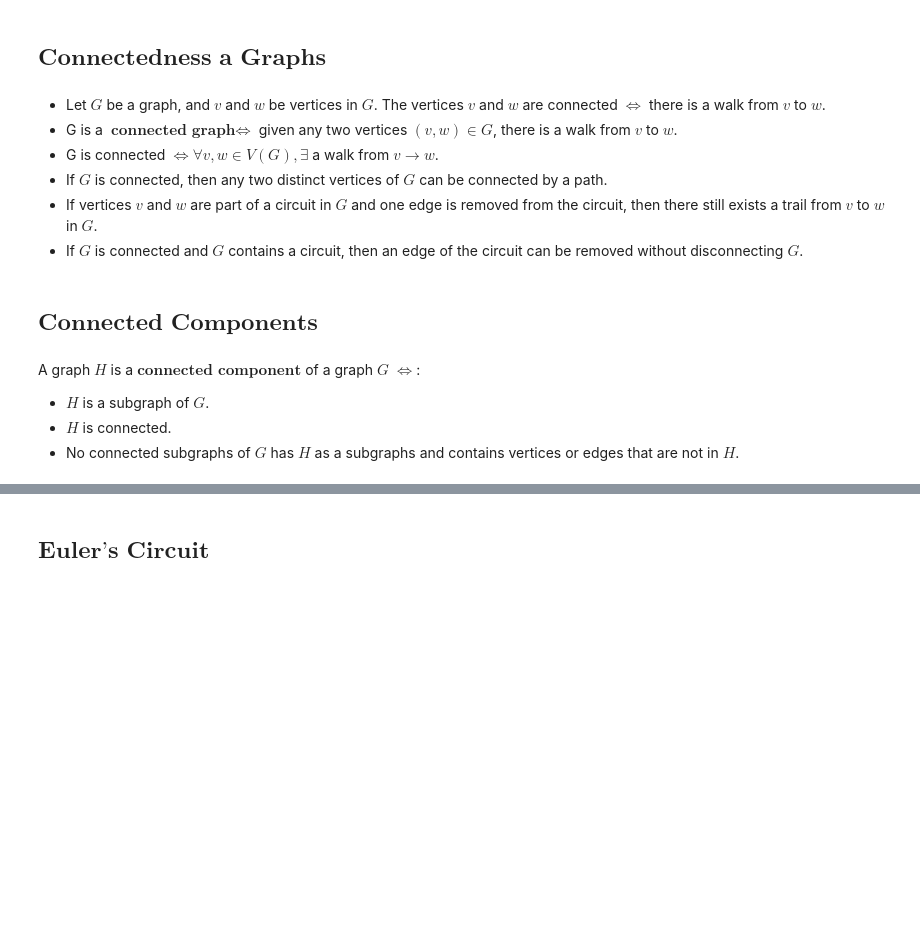
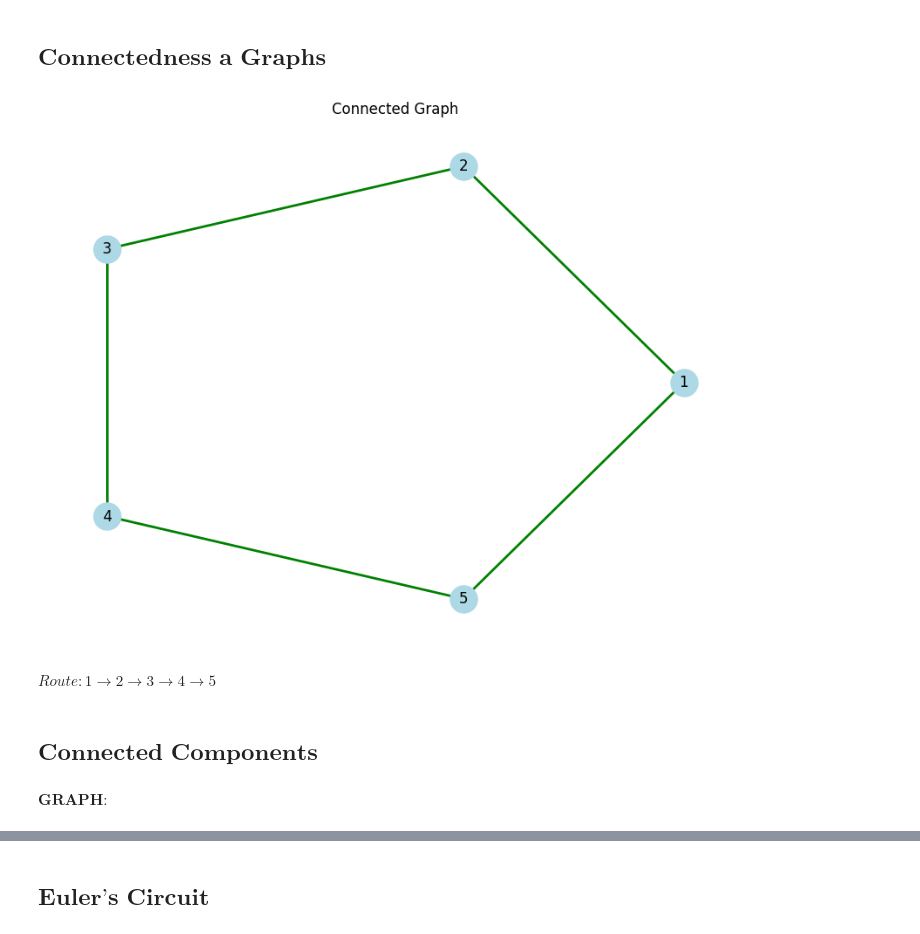
Before and after one commit to Whos-Andrei-Go/Discrete_Math_2, a Jupyter notebook: Programming_Assignments/Lecture_3_Answers.ipynb, the cells around one changed output, grey strips where cells are left out. Saved outputs shown, nothing was run; the diff lists cells and outputs as text; code cells hidden in the pictures; blank space fills up the shorter version.

```diff
--- a/Programming_Assignments/Lecture_3_Answers.ipynb
+++ b/Programming_Assignments/Lecture_3_Answers.ipynb
@@ -283,18 +283,25 @@ $\textbf{Simple Circuit Route:}$ $1 \to 2 \to 3 \to 4 \to 1$
 # %% [markdown]
 $\textbf{Connectedness a Graphs}$
 -
-# %% [markdown]
-- Let $G$ be a graph, and $v$ and $w$ be vertices in $G$. The vertices $v$ and $w$ are connected $\iff$ there is a walk from $v$ to $w$.
-- G is a $\textbf{connected graph} \iff$ given any two vertices $(v,w)\in G$, there is a walk from $v$ to $w$.
-- G is connected $\iff \forall v,w \in V(G), \exists$ a walk from $v \to w$.
-- If $G$ is connected, then any two distinct vertices of $G$ can be connected by a path.
-- If vertices $v$ and $w$ are part of a circuit in $G$ and one edge is removed from the circuit, then there still exists a trail from $v$ to $w$ in $G$.
-- If $G$ is connected and $G$ contains a circuit, then an edge of the circuit can be removed without disconnecting $G$.
+# %%
+import matplotlib.pyplot as plt
+import networkx as nx
+
+# Create a connected graph
+G = nx.Graph()
+G.add_edges_from([(1, 2), (2, 3), (3, 4), (4, 5), (5, 1)])
+
+# Plot the graph
+plt.figure(figsize=(8, 6))
+nx.draw(G, pos=nx.circular_layout(G), with_labels=True, node_size=500, node_color='lightblue', edge_color='green', width = 2)
+plt.title("Connected Graph")
+plt.show()
+# %% [output]
+[figure, added]
+# %% [markdown]
+$Route: 1 \to 2 \to 3 \to 4 \to 5$
 # %% [markdown]
 $\textbf{Connected Components}$
 -
 # %% [markdown]
-A graph $H$ is a $\textbf{connected component}$ of a graph $G$ $\iff$:
-- $H$ is a subgraph of $G$.
-- $H$ is connected.
-- No connected subgraphs of $G$ has $H$ as a subgraphs and contains vertices or edges that are not in $H$.
+$\textbf{GRAPH:}$
```
Also changed, not shown: parts of 3 cells of this notebook.
